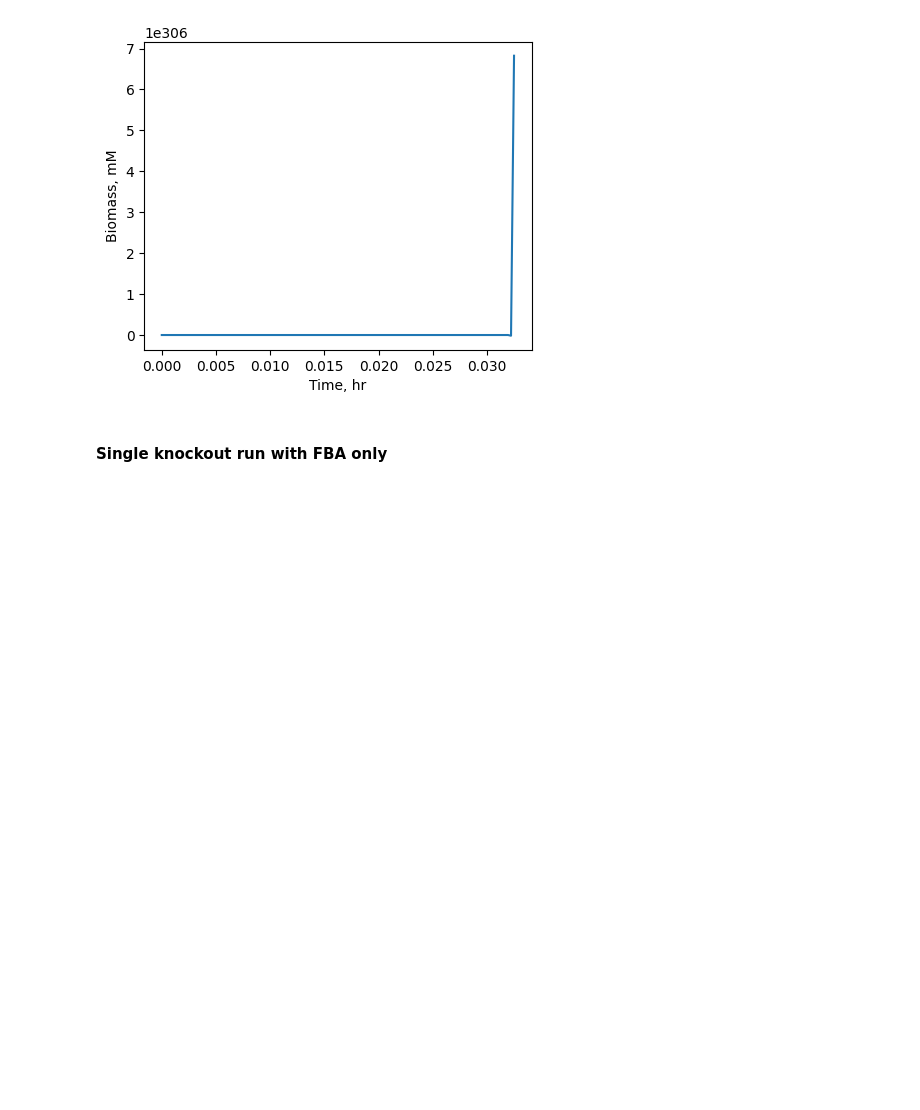
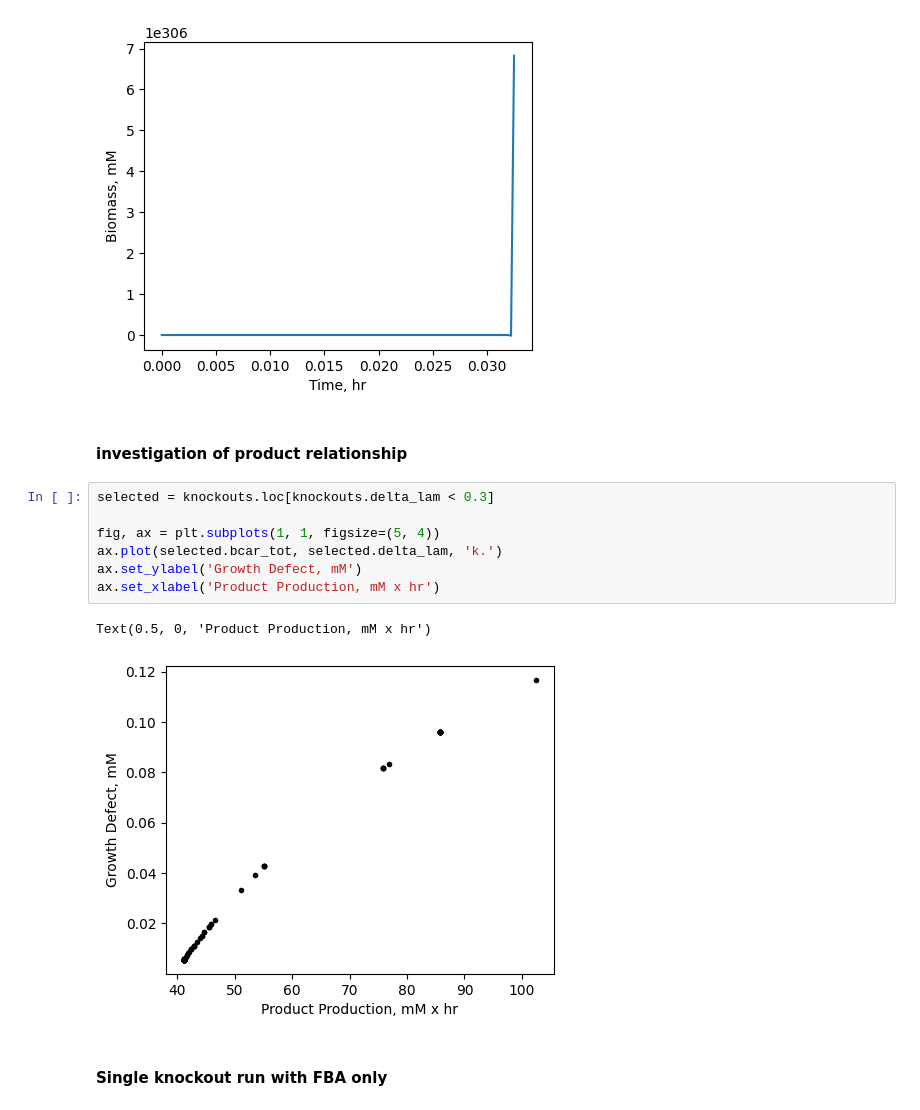
Before and after one commit to cjmerzbacher/joint-simulator, a Jupyter notebook: beta_carotene/bcar_viz.ipynb, the cells around one changed output. Drawn from its saved outputs; the diff is of its cells as text; blank space fills up the shorter version.

Commit message:
initial productivity viz

```diff
--- a/beta_carotene/bcar_viz.ipynb
+++ b/beta_carotene/bcar_viz.ipynb
@@ -764,6 +764,18 @@ ax.set_xlabel('Time, hr')
 nan
 Text(0.5, 0, 'Time, hr')
 [figure]
+# %% [markdown]
+#### investigation of product relationship
+# %%
+selected = knockouts.loc[knockouts.delta_lam < 0.3]
+
+fig, ax = plt.subplots(1, 1, figsize=(5, 4))
+ax.plot(selected.bcar_tot, selected.delta_lam, 'k.')
+ax.set_ylabel('Growth Defect, mM')
+ax.set_xlabel('Product Production, mM x hr')
+# %% [output]
+Text(0.5, 0, 'Product Production, mM x hr')
+[figure, added]
 # %% [markdown]
 #### Single knockout run with FBA only
 # %%
```
